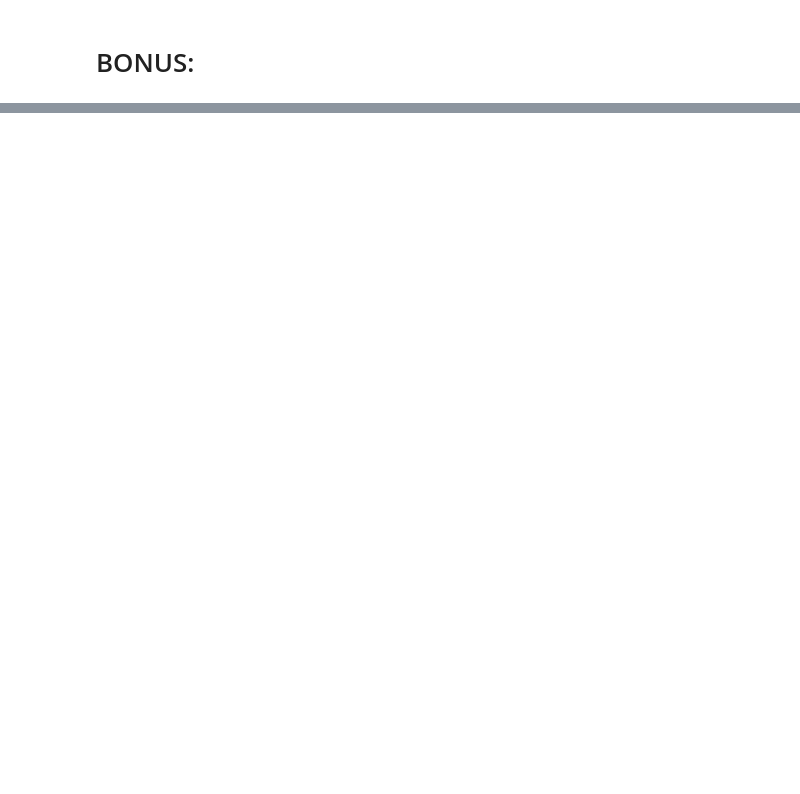
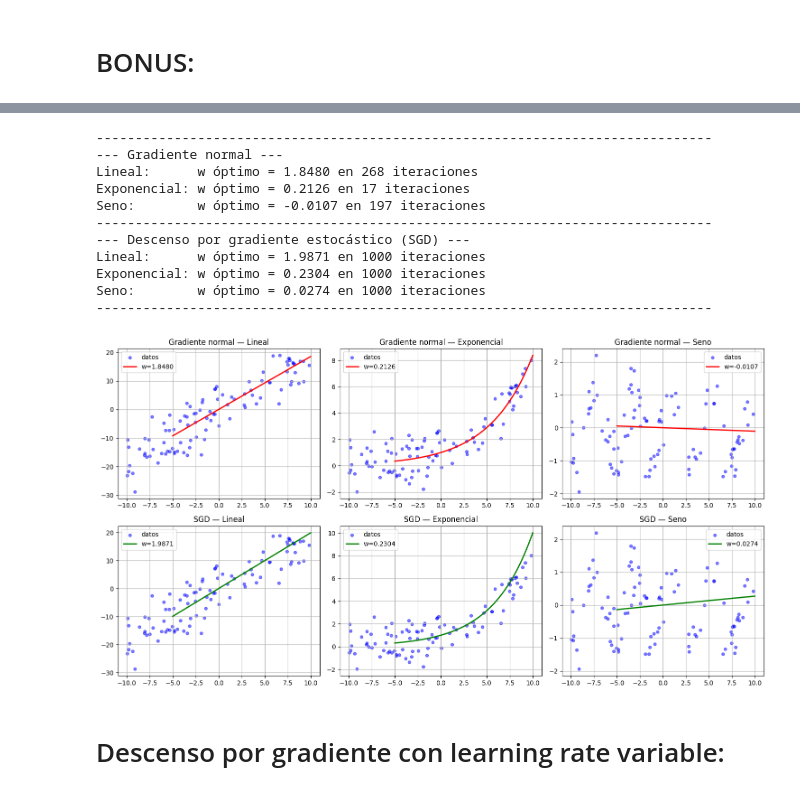
Before and after one commit to nicolasferreirat/Entregable2-Calculo2026, a Jupyter notebook: project.ipynb, the cells around one changed output, grey strips where cells are left out. Drawn from its saved outputs; the diff is of its cells as text; code cells hidden in the pictures; blank space fills up the shorter version.

```diff
--- a/project.ipynb
+++ b/project.ipynb
@@ -128,0 +523,76 @@ w = Variable()
+# %%
+w_sgd_linear, steps_sgd_linear = sgd(linear_model, df_linear, x0=0.0, lr=0.001)
+w_sgd_exp,    steps_sgd_exp    = sgd(exp_model,    df_exp,    x0=0.0, lr=0.0001)
+w_sgd_sin,    steps_sgd_sin    = sgd(sin_model,    df_sin,    x0=0.0, lr=0.001)
+
+print("\n-------------------------------------------------------------------------------")
+print("--- Gradiente normal ---")
+print(f"Lineal:      w óptimo = {w_linear:.4f} en {steps_linear} iteraciones")
+print(f"Exponencial: w óptimo = {w_exp:.4f} en {steps_exp} iteraciones")
+print(f"Seno:        w óptimo = {w_sin:.4f} en {steps_sin} iteraciones")
+print("-------------------------------------------------------------------------------")
+print("--- Descenso por gradiente estocástico (SGD) ---")
+print(f"Lineal:      w óptimo = {w_sgd_linear:.4f} en {steps_sgd_linear} iteraciones")
+print(f"Exponencial: w óptimo = {w_sgd_exp:.4f} en {steps_sgd_exp} iteraciones")
+print(f"Seno:        w óptimo = {w_sgd_sin:.4f} en {steps_sgd_sin} iteraciones")
+print("-------------------------------------------------------------------------------")
+
+
+fig, axes = plt.subplots(2, 3, figsize=(15, 8))
+x_plot = np.linspace(-5, 10, 300)
+
+# fila 1 - gradiente normal
+axes[0, 0].scatter(df_linear['x'], df_linear['y'], color='blue', s=20, alpha=0.5, label="datos")
+axes[0, 0].plot(x_plot, w_linear * x_plot, color='red', linewidth=2, label=f"w={w_linear:.4f}")
+axes[0, 0].set_title("Gradiente normal — Lineal")
+axes[0, 0].legend()
+axes[0, 0].grid(True)
+
+axes[0, 1].scatter(df_exp['x'], df_exp['y'], color='blue', s=20, alpha=0.5, label="datos")
+axes[0, 1].plot(x_plot, np.exp(w_exp * x_plot), color='red', linewidth=2, label=f"w={w_exp:.4f}")
+axes[0, 1].set_title("Gradiente normal — Exponencial")
+axes[0, 1].legend()
+axes[0, 1].grid(True)
+
+axes[0, 2].scatter(df_sin['x'], df_sin['y'], color='blue', s=20, alpha=0.5, label="datos")
+axes[0, 2].plot(x_plot, np.sin(w_sin * x_plot), color='red', linewidth=2, label=f"w={w_sin:.4f}")
+axes[0, 2].set_title("Gradiente normal — Seno")
+axes[0, 2].legend()
+axes[0, 2].grid(True)
+
+# fila 2 - SGD
+axes[1, 0].scatter(df_linear['x'], df_linear['y'], color='blue', s=20, alpha=0.5, label="datos")
+axes[1, 0].plot(x_plot, w_sgd_linear * x_plot, color='green', linewidth=2, label=f"w={w_sgd_linear:.4f}")
+axes[1, 0].set_title("SGD — Lineal")
+axes[1, 0].legend()
+axes[1, 0].grid(True)
+
+axes[1, 1].scatter(df_exp['x'], df_exp['y'], color='blue', s=20, alpha=0.5, label="datos")
+axes[1, 1].plot(x_plot, np.exp(w_sgd_exp * x_plot), color='green', linewidth=2, label=f"w={w_sgd_exp:.4f}")
+axes[1, 1].set_title("SGD — Exponencial")
+axes[1, 1].legend()
+axes[1, 1].grid(True)
+
+axes[1, 2].scatter(df_sin['x'], df_sin['y'], color='blue', s=20, alpha=0.5, label="datos")
+axes[1, 2].plot(x_plot, np.sin(w_sgd_sin * x_plot), color='green', linewidth=2, label=f"w={w_sgd_sin:.4f}")
+axes[1, 2].set_title("SGD — Seno")
+axes[1, 2].legend()
+axes[1, 2].grid(True)
+
+plt.tight_layout()
+plt.show()
+# %% [output]
+-------------------------------------------------------------------------------
+--- Gradiente normal ---
+Lineal:      w óptimo = 1.8480 en 268 iteraciones
+Exponencial: w óptimo = 0.2126 en 17 iteraciones
+Seno:        w óptimo = -0.0107 en 197 iteraciones
+-------------------------------------------------------------------------------
+--- Descenso por gradiente estocástico (SGD) ---
+Lineal:      w óptimo = 1.9871 en 1000 iteraciones
+Exponencial: w óptimo = 0.2304 en 1000 iteraciones
+Seno:        w óptimo = 0.0274 en 1000 iteraciones
+-------------------------------------------------------------------------------
+[figure, added]
+# %% [markdown]
+# Descenso por gradiente con learning rate variable:
```
Also changed, not shown: parts of 18 cells of this notebook.
